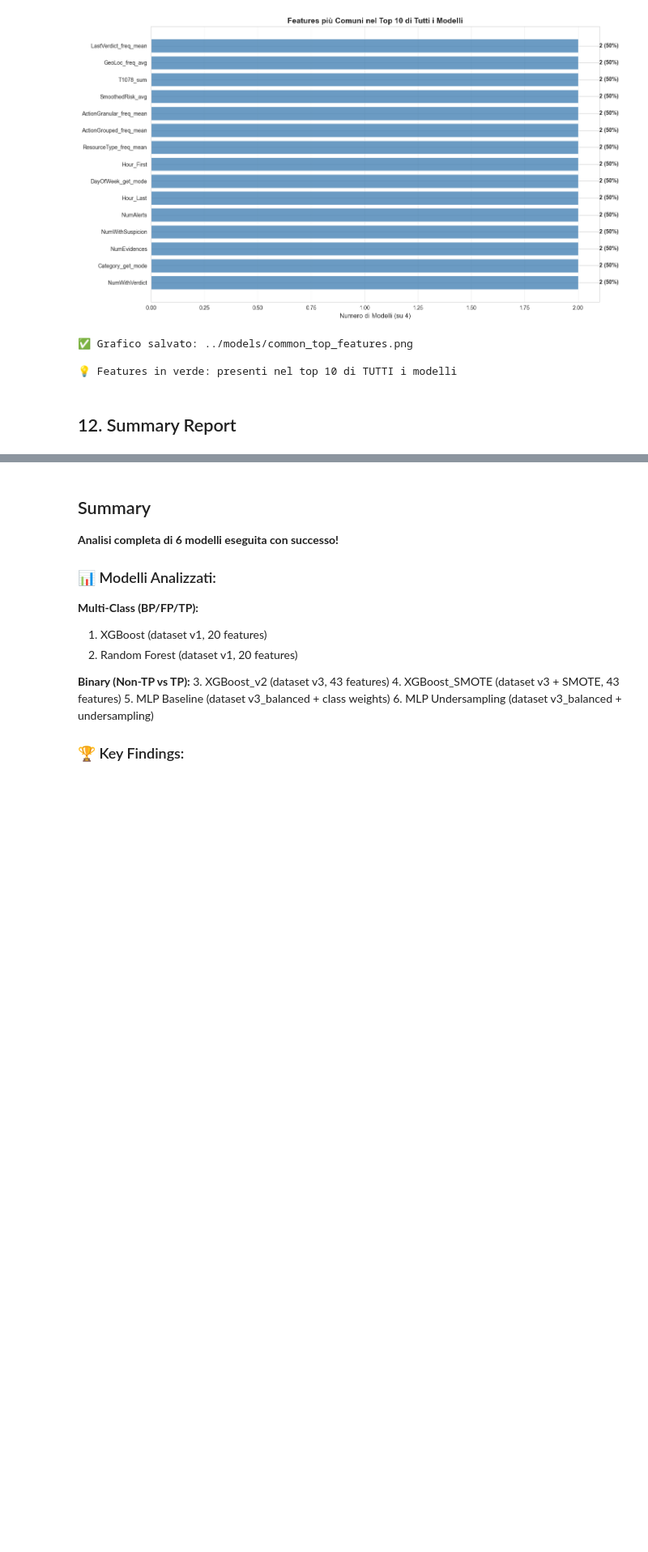
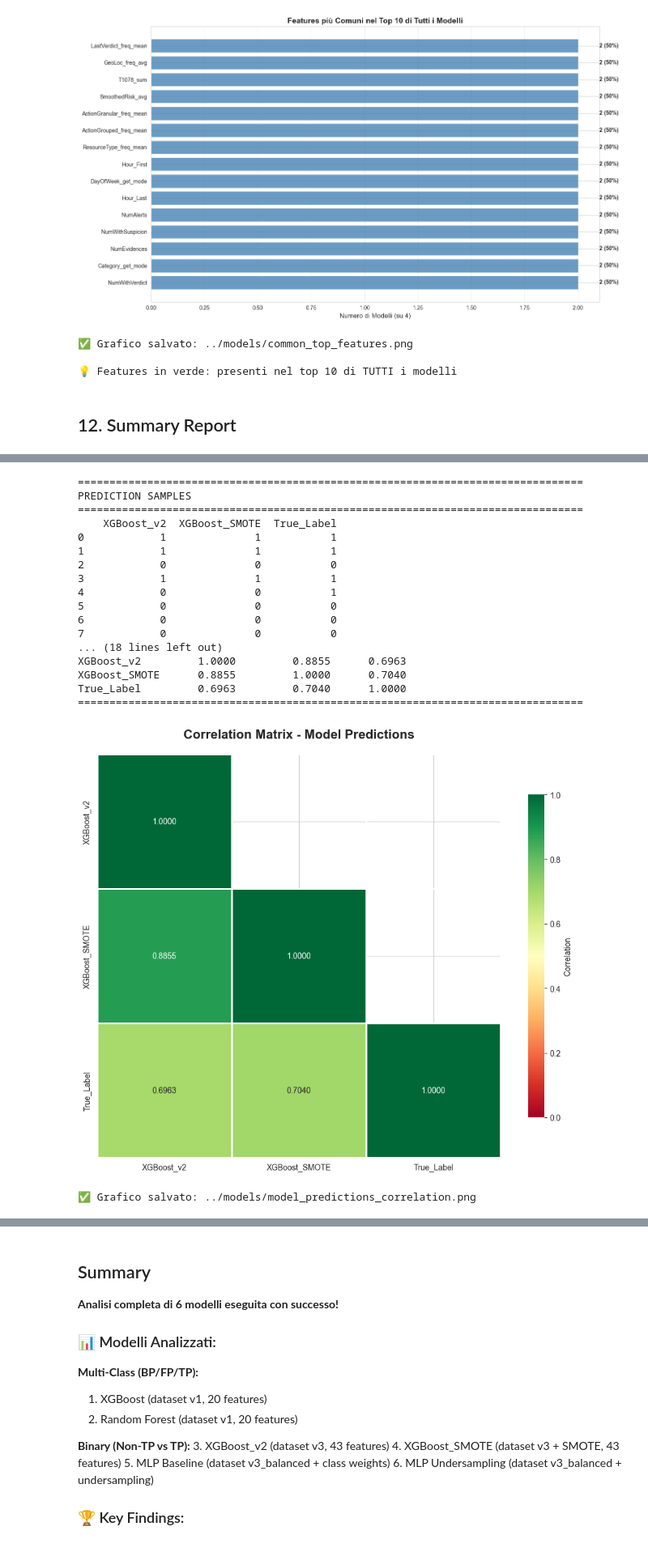
Before and after one commit to DataScience-Golddiggers/Dora-the-Data-Explorer, a Jupyter notebook: notebook/Test_12 - ModelComparison.ipynb, the cells around one changed output, grey strips where cells are left out. Shown at 81% size. Cells and saved outputs as stored; diff of their text form; code cells hidden in the pictures; blank space fills up the shorter version.

```diff
--- a/notebook/Test_12 - ModelComparison.ipynb
+++ b/notebook/Test_12 - ModelComparison.ipynb
@@ -623,0 +775,66 @@ ActionGranular_freq_mean      2        50.0
+# %%
+# Crea DataFrame con tutte le predizioni
+predictions_df = pd.DataFrame(predictions)
+
+# Aggiungi le predizioni vere come riferimento
+predictions_df['True_Label'] = y_test.values
+
+print("=" * 80)
+print("PREDICTION SAMPLES")
+print("=" * 80)
+print(predictions_df.head(20))
+print("=" * 80)
+
+# Calcola correlation matrix
+correlation_matrix = predictions_df.corr(method='pearson')
+
+print("\n" + "=" * 80)
+print("CORRELATION MATRIX - MODEL PREDICTIONS")
+print("=" * 80)
+print(correlation_matrix.round(4))
+print("=" * 80)
+
+# Visualizza correlation matrix
+fig, ax = plt.subplots(figsize=(10, 8))
+
+# Crea heatmap
+mask = np.triu(np.ones_like(correlation_matrix, dtype=bool), k=1)
+sns.heatmap(correlation_matrix,
+            annot=True,
+            fmt='.4f',
+            cmap='RdYlGn',
+            center=0.5,
+            vmin=0,
+            vmax=1,
+            square=True,
+            linewidths=1,
+            cbar_kws={"shrink": 0.8, "label": "Correlation"},
+            ax=ax,
+            mask=mask)
+
+ax.set_title('Correlation Matrix - Model Predictions', fontsize=16, fontweight='bold', pad=20)
+plt.tight_layout()
+plt.savefig('../models/model_predictions_correlation.png', dpi=300, bbox_inches='tight')
+plt.show()
+
+print("✅ Grafico salvato: ../models/model_predictions_correlation.png")
+# %% [output]
+================================================================================
+PREDICTION SAMPLES
+================================================================================
+    XGBoost_v2  XGBoost_SMOTE  True_Label
+0            1              1           1
+1            1              1           1
+2            0              0           0
+3            1              1           1
+4            0              0           1
+5            0              0           0
+6            0              0           0
+7            0              0           0
+... (18 lines left out)
+XGBoost_v2         1.0000         0.8855      0.6963
+XGBoost_SMOTE      0.8855         1.0000      0.7040
+True_Label         0.6963         0.7040      1.0000
+================================================================================
+[figure, added]
+✅ Grafico salvato: ../models/model_predictions_correlation.png
```
Also changed, not shown: parts of 12 cells of this notebook, 10 other files.
